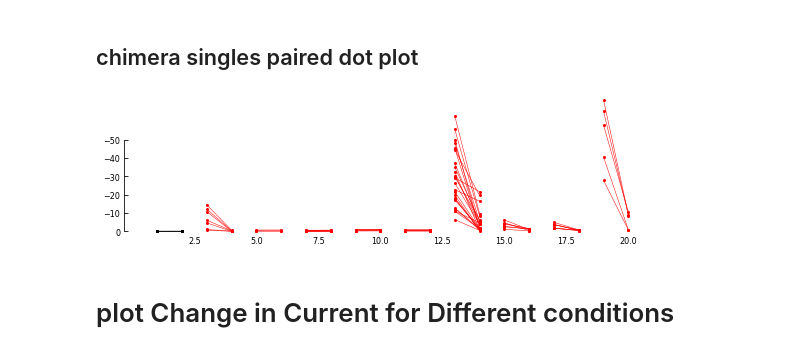
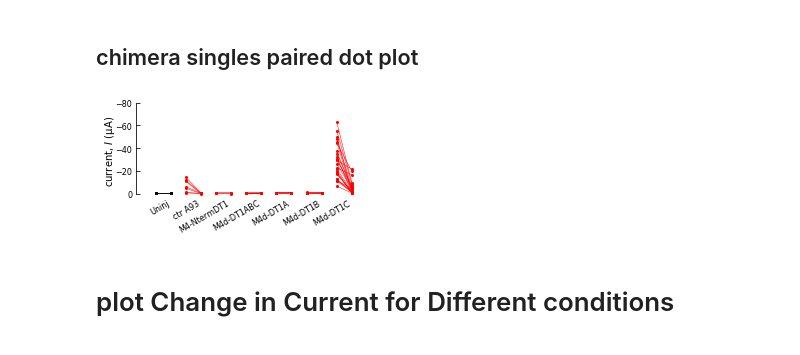
Before and after one commit to sfechner/JupyterNotebooksDEGENaCPharm, a Jupyter notebook: RatioNterm.ipynb, the cells around one changed output. Saved outputs shown, nothing was run; the diff lists cells and outputs as text; code cells hidden in the pictures.

```diff
--- a/RatioNterm.ipynb
+++ b/RatioNterm.ipynb
@@ -462,29 +417,15 @@ plt.gcf().subplots_adjust(bottom=0.21, left=0.3,right=None, top=None,hspace=1.5,
 # import matplotlib.pyplot as plt
 # import numpy as np
 
-fig = plt.figure(figsize=(12, 1.9))
+fig = plt.figure(figsize=(4, 2))
 
 ax1 = plt.subplot(1,1,1)
-# ax2 = plt.subplot(1,4,2)
-# ax3 = plt.subplot(1,4,3)
-# ax4 = plt.subplot(1,4,4)
-
-
-# plot1 = [1,2]
-# plot2 = [3,4]
-# plot3 = [5,6]
-# plot4 = [7,8]
-# plot5 = [9,10]
 
 #### common parameters
 axesText = ''
-SizeOfMarker = 2
-SizeofLine = 0.5
-AxisTickLabelSize = 8
 
 
 # loop to plot paired data. Refers to List of Alanines and the before and after array
-
 plotnr = np.array([1,2])
 for n in range(int(len(df_newInuA_Bef_Chimera.columns)/2)):
     #print('plotting the lines')
@@ -493,12 +434,8 @@ for n in range(int(len(df_newInuA_Bef_Chimera.columns)/2)):
     plotnr = plotnr +2
 
 
-# labelsAmil = ["Amil", "Bmil","EIPA", "Phen", "Bzd"]
+ylimSetM4 = [0,-80]
 
-
-ylimSetM4 = [0,-50]
-# ylimSetU8 = [0,-5]
-#ylimSetDT1 = [0,-0.5]
 ##### AXIS 1 ####
 ax1.set_ylim(ylimSetM4)
 ax1.spines['right'].set_visible(False)                                  # no spine at the right
@@ -506,47 +443,45 @@ ax1.spines['top'].set_visible(False)                                     # no sp
 ax1.yaxis.set_ticks_position('left')                                     # ticks at the left
 ax1.xaxis.set_ticks_position('bottom')                                 # no spine at the right
 ax1.spines['left'].set_position(('outward',10))                           # a spine at the left that is put a little aside
 ax1.spines['bottom'].set_position(('outward',1))
 ax1.spines['top'].set_position(('axes',5))
 ax1.get_yaxis().set_tick_params(direction='in')
 ax1.get_xaxis().set_tick_params(direction='in')
 # ax1.plot([-1,20], [0,0], 'k--', color='#000000', linewidth=1)#gray line for Zero or 1
 ax1.tick_params(axis='y', which='major', labelsize=AxisTickLabelSize )
 ax1.tick_params(axis='x', which='major', labelsize=AxisTickLabelSize, length=0)
 # ax7.set_title('Ibuoride Analogues',size=12)
 # ax1.set_xticklabels(np.unique(IbuAll30['Injection']),rotation=30)
 #ax1.set_xticks((plot1[0],plot1[1], plot2[0],plot2[1], plot3[0], plot3[1],plot4[0],plot4[1],plot5[0],plot5[1]))
 ax1.spines['bottom'].set_visible(False)
+
+labels2 = ['','Uninj']
+for i in range(0,len(LabelChimera)):
+    #labels2.append('')
+    labels2.append(LabelChimera[i])
+
+ax1.set_xticklabels(labels2,  ha='right',rotation=30,fontsize=AxisLegendSize)
 #a1.xaxis.set_visible(False)
-#labels = ['-','+','-','+','-','+','-','+','-','+']
-# ax1.set_xticklabels(labels,  ha='right',)
-# ax1.text(1.8, 0.44, labelsAmil[0],ha='right',rotation=30,fontsize= AxisLegendSize)
-# ax1.text(4.,0.44, labelsAmil[1],ha='right',rotation=30,fontsize= AxisLegendSize)
-# ax1.text(6.2, 0.44, labelsAmil[2],ha='right',rotation=30,fontsize= AxisLegendSize)
-# ax1.text(8.2, 0.44, labelsAmil[3],ha='right',rotation=30,fontsize= AxisLegendSize)
-# ax1.text(10.1, 0.44, labelsAmil[4],ha='right',rotation=30,fontsize= AxisLegendSize)
-#ax1.set_yticks([0,-0.5,-1,-1.5,-2])
+
 # plt.draw()      # Note, this line is important
 # labels = [l.get_text() for l in ax1.get_yticklabels()]
 # labels[0] = '0'
 #ax1.set_yticklabels(labels)
 
 # #ax1.set_xlabel('V (mV)',fontsize=14)
 # #ax1.set_ylabel('Change in current @-85 mV (I(drug) - I(before)',fontsize=14)
 ax1.set_ylabel(axesText)
 ax1.set_xlabel(axesText)
-#ax1.text(-4, -1.5, 'current, $\it{I}$ (µA)',fontsize=10,rotation=90,ha='center')
+ax1.text(-2, -60.5, 'current, $\it{I}$ (µA)',fontsize=AxisLabelSize,rotation=90,ha='center')
 
 
-plt.gcf().subplots_adjust(bottom=0.21, left=0.3,right=None, top=None,hspace=1.5, wspace=0.5)
+plt.gcf().subplots_adjust(bottom=0.25, left=0.15,right=None, top=None,hspace=1.5, wspace=0.5)
 
 # plt.show()
 
-#plt.savefig(filedirManuscript+"Fig2-amilorideAnalogs-pairedPoints"+'.pdf')
-#plt.savefig(filedirManuscript+"Fig2-amilorideAnalogs-pairedPoints"+'.eps')
-#plt.savefig(filedirManuscript+"Fig2-amilorideAnalogs-pairedPoints"+'.jpg')
+plt.savefig(filedirExportFig+"PairedDataAllChimera"+'.pdf')
 # %% [output]
-[figure, old version]
+[figure, new version]
 # %% [markdown]
 # plot Change in Current for Different conditions
 # %% [markdown]
```
Also changed, not shown: parts of 15 cells of this notebook.
